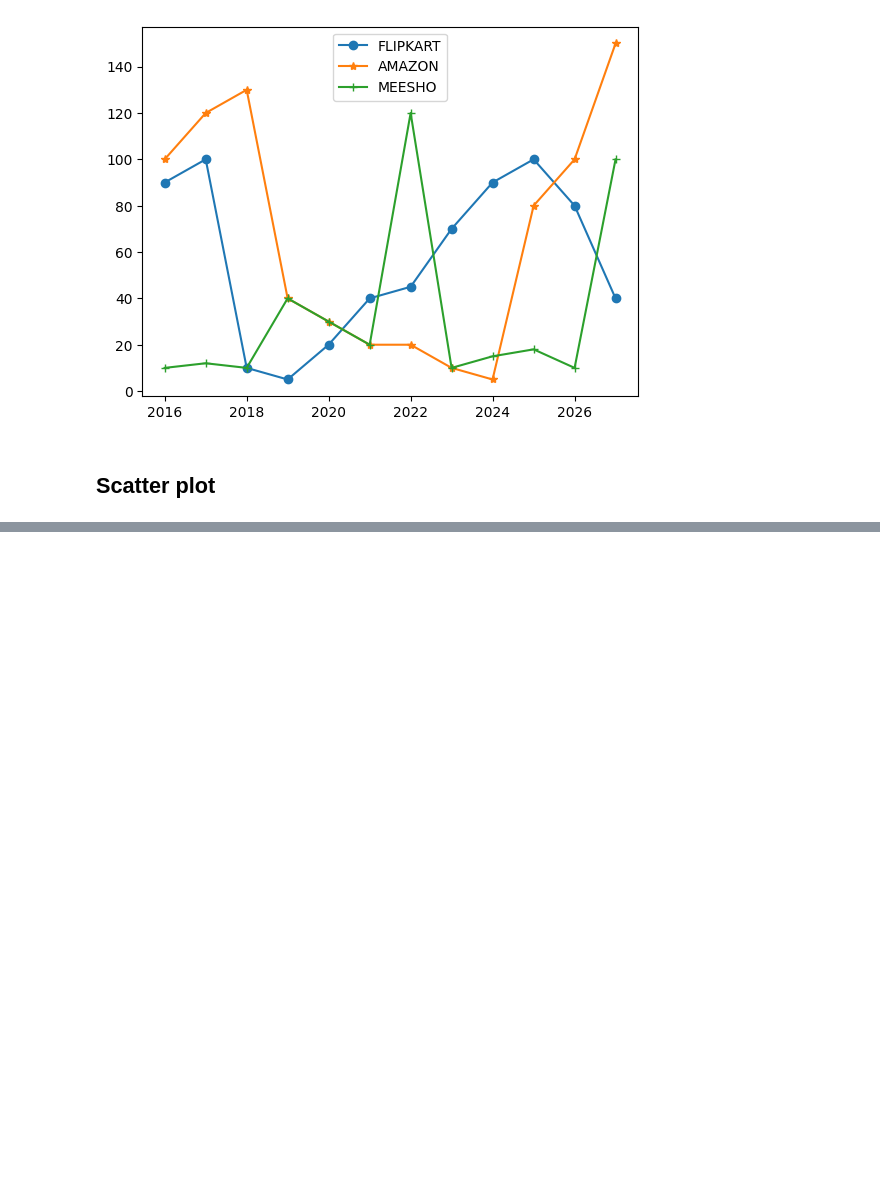
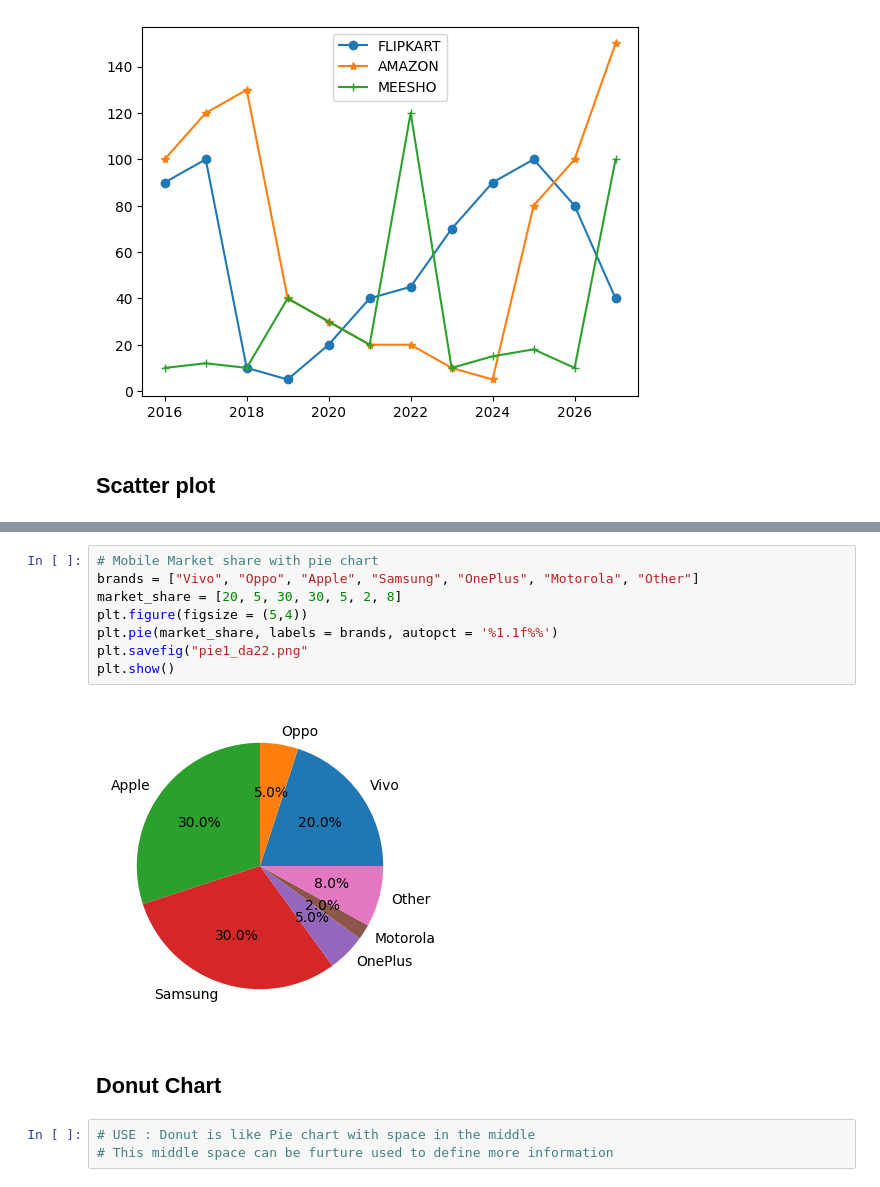
Before and after one commit to vindukummara/Data-Analytics-DA22, a Jupyter notebook: DA22_Matplotlib.ipynb, the cells around one changed output, grey strips where cells are left out. Cells and saved outputs as stored; diff of their text form; blank space fills up the shorter version.

```diff
--- a/DA22_Matplotlib.ipynb
+++ b/DA22_Matplotlib.ipynb
@@ -206,0 +239,15 @@ plt.legend()
+# %%
+# Mobile Market share with pie chart
+brands = ["Vivo", "Oppo", "Apple", "Samsung", "OnePlus", "Motorola", "Other"]
+market_share = [20, 5, 30, 30, 5, 2, 8]
+plt.figure(figsize = (5,4))
+plt.pie(market_share, labels = brands, autopct = '%1.1f%%')
+plt.savefig("pie1_da22.png"
+plt.show()
+# %% [output]
+[figure, added]
+# %% [markdown]
+## Donut Chart
+# %%
+# USE : Donut is like Pie chart with space in the middle
+# This middle space can be furture used to define more information
```
Also changed, not shown: parts of 41 cells of this notebook.
